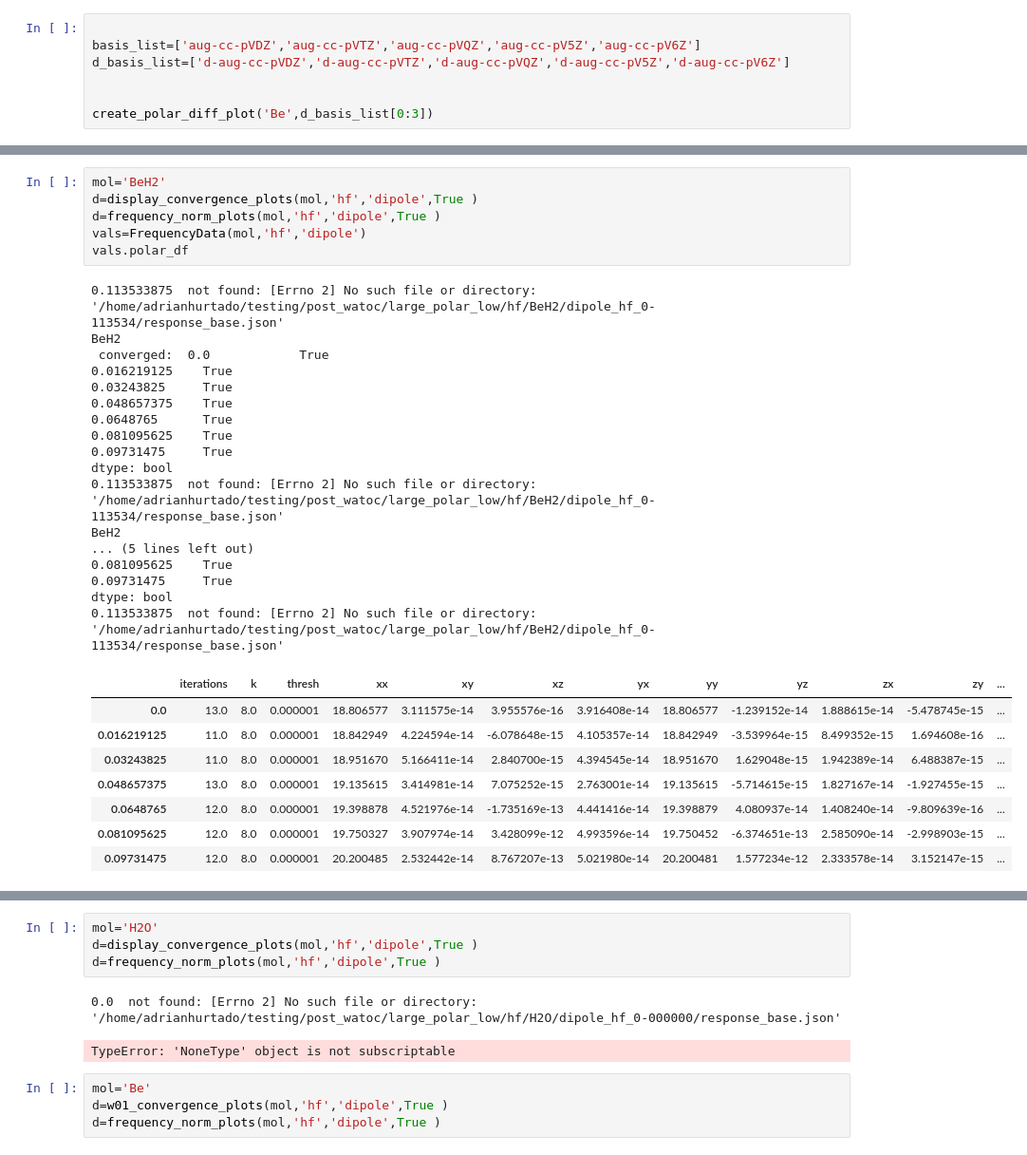
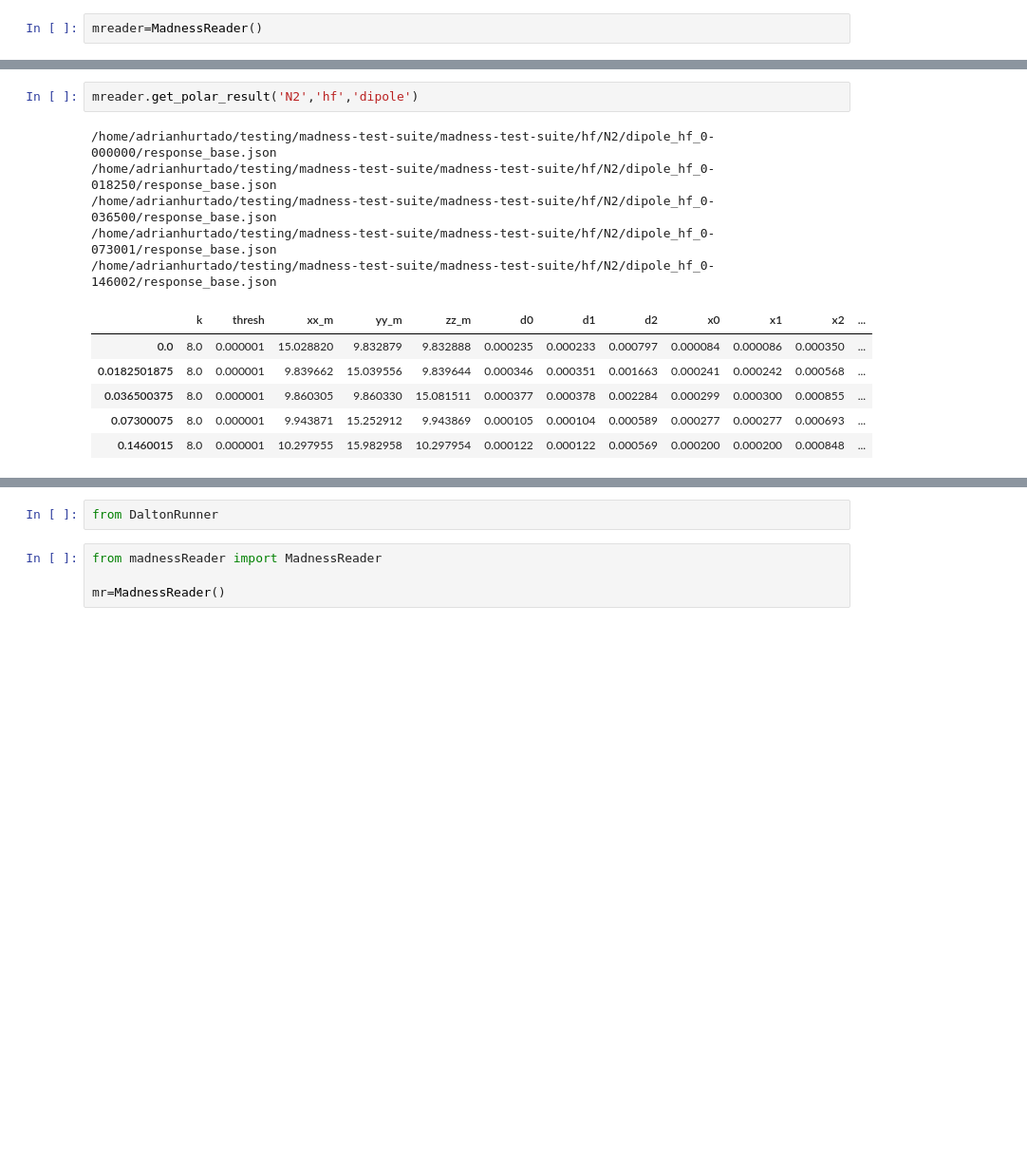
Before and after one commit to ahurta92/madness-test-suite, a Jupyter notebook: test madness reader.ipynb, the cells around one changed output, grey strips where cells are left out. Shown at 95% size. Cells and saved outputs as stored; diff of their text form; blank space fills up the shorter version.

```diff
--- a/test madness reader.ipynb
+++ b/test madness reader.ipynb
@@ -10,7 +5,2 @@ from madnessReader import *
 # %%
-
-basis_list=['aug-cc-pVDZ','aug-cc-pVTZ','aug-cc-pVQZ','aug-cc-pV5Z','aug-cc-pV6Z']
-d_basis_list=['d-aug-cc-pVDZ','d-aug-cc-pVTZ','d-aug-cc-pVQZ','d-aug-cc-pV5Z','d-aug-cc-pV6Z']
-
-
-create_polar_diff_plot('Be',d_basis_list[0:3])
+mreader=MadnessReader()
@@ -42,32 +7,14 @@ d.get_polar_json('Be','hf','dipole','d-aug-cc-pVQZ')
 # %%
-mol='BeH2'
-d=display_convergence_plots(mol,'hf','dipole',True )
-d=frequency_norm_plots(mol,'hf','dipole',True )
-vals=FrequencyData(mol,'hf','dipole')
-vals.polar_df
+mreader.get_polar_result('N2','hf','dipole')
 # %% [output]
-0.113533875  not found: [Errno 2] No such file or directory: '/home/adrianhurtado/testing/post_watoc/large_polar_low/hf/BeH2/dipole_hf_0-113534/response_base.json'
-BeH2
- converged:  0.0            True
-0.016219125    True
-0.03243825     True
-0.048657375    True
-0.0648765      True
-0.081095625    True
-0.09731475     True
-dtype: bool
-0.113533875  not found: [Errno 2] No such file or directory: '/home/adrianhurtado/testing/post_watoc/large_polar_low/hf/BeH2/dipole_hf_0-113534/response_base.json'
-BeH2
-... (5 lines left out)
-0.081095625    True
-0.09731475     True
-dtype: bool
-0.113533875  not found: [Errno 2] No such file or directory: '/home/adrianhurtado/testing/post_watoc/large_polar_low/hf/BeH2/dipole_hf_0-113534/response_base.json'
+/home/adrianhurtado/testing/madness-test-suite/madness-test-suite/hf/N2/dipole_hf_0-000000/response_base.json
+/home/adrianhurtado/testing/madness-test-suite/madness-test-suite/hf/N2/dipole_hf_0-018250/response_base.json
+/home/adrianhurtado/testing/madness-test-suite/madness-test-suite/hf/N2/dipole_hf_0-036500/response_base.json
+/home/adrianhurtado/testing/madness-test-suite/madness-test-suite/hf/N2/dipole_hf_0-073001/response_base.json
+/home/adrianhurtado/testing/madness-test-suite/madness-test-suite/hf/N2/dipole_hf_0-146002/response_base.json
-|  | iterations | k | thresh | xx | xy | xz | yx | yy | yz | zx | zy | ... |
-| 0.0 | 13.0 | 8.0 | 0.000001 | 18.806577 | 3.111575e-14 | 3.955576e-16 | 3.916408e-14 | 18.806577 | -1.239152e-14 | 1.888615e-14 | -5.478745e-15 | ... |
-| 0.016219125 | 11.0 | 8.0 | 0.000001 | 18.842949 | 4.224594e-14 | -6.078648e-15 | 4.105357e-14 | 18.842949 | -3.539964e-15 | 8.499352e-15 | 1.694608e-16 | ... |
-| 0.03243825 | 11.0 | 8.0 | 0.000001 | 18.951670 | 5.166411e-14 | 2.840700e-15 | 4.394545e-14 | 18.951670 | 1.629048e-15 | 1.942389e-14 | 6.488387e-15 | ... |
-| 0.048657375 | 13.0 | 8.0 | 0.000001 | 19.135615 | 3.414981e-14 | 7.075252e-15 | 2.763001e-14 | 19.135615 | -5.714615e-15 | 1.827167e-14 | -1.927455e-15 | ... |
-| 0.0648765 | 12.0 | 8.0 | 0.000001 | 19.398878 | 4.521976e-14 | -1.735169e-13 | 4.441416e-14 | 19.398879 | 4.080937e-14 | 1.408240e-14 | -9.809639e-16 | ... |
-| 0.081095625 | 12.0 | 8.0 | 0.000001 | 19.750327 | 3.907974e-14 | 3.428099e-12 | 4.993596e-14 | 19.750452 | -6.374651e-13 | 2.585090e-14 | -2.998903e-15 | ... |
-| 0.09731475 | 12.0 | 8.0 | 0.000001 | 20.200485 | 2.532442e-14 | 8.767207e-13 | 5.021980e-14 | 20.200481 | 1.577234e-12 | 2.333578e-14 | 3.152147e-15 | ... |
+|  | k | thresh | xx_m | yy_m | zz_m | d0 | d1 | d2 | x0 | x1 | x2 | ... |
+| 0.0 | 8.0 | 0.000001 | 15.028820 | 9.832879 | 9.832888 | 0.000235 | 0.000233 | 0.000797 | 0.000084 | 0.000086 | 0.000350 | ... |
+| 0.0182501875 | 8.0 | 0.000001 | 9.839662 | 15.039556 | 9.839644 | 0.000346 | 0.000351 | 0.001663 | 0.000241 | 0.000242 | 0.000568 | ... |
+| 0.036500375 | 8.0 | 0.000001 | 9.860305 | 9.860330 | 15.081511 | 0.000377 | 0.000378 | 0.002284 | 0.000299 | 0.000300 | 0.000855 | ... |
+| 0.07300075 | 8.0 | 0.000001 | 9.943871 | 15.252912 | 9.943869 | 0.000105 | 0.000104 | 0.000589 | 0.000277 | 0.000277 | 0.000693 | ... |
+| 0.1460015 | 8.0 | 0.000001 | 10.297955 | 15.982958 | 10.297954 | 0.000122 | 0.000122 | 0.000569 | 0.000200 | 0.000200 | 0.000848 | ... |
@@ -76,12 +21,7 @@ dtype: bool
 # %%
-mol='H2O'
-d=display_convergence_plots(mol,'hf','dipole',True )
-d=frequency_norm_plots(mol,'hf','dipole',True )
+from DaltonRunner
-# %% [output]
-0.0  not found: [Errno 2] No such file or directory: '/home/adrianhurtado/testing/post_watoc/large_polar_low/hf/H2O/dipole_hf_0-000000/response_base.json'
-TypeError: 'NoneType' object is not subscriptable
 # %%
-mol='Be'
-d=w01_convergence_plots(mol,'hf','dipole',True )
-d=frequency_norm_plots(mol,'hf','dipole',True )
+from madnessReader import MadnessReader
+
+mr=MadnessReader()
 # %%
```
Also changed, not shown: parts of 10 cells of this notebook, 7 other files.
